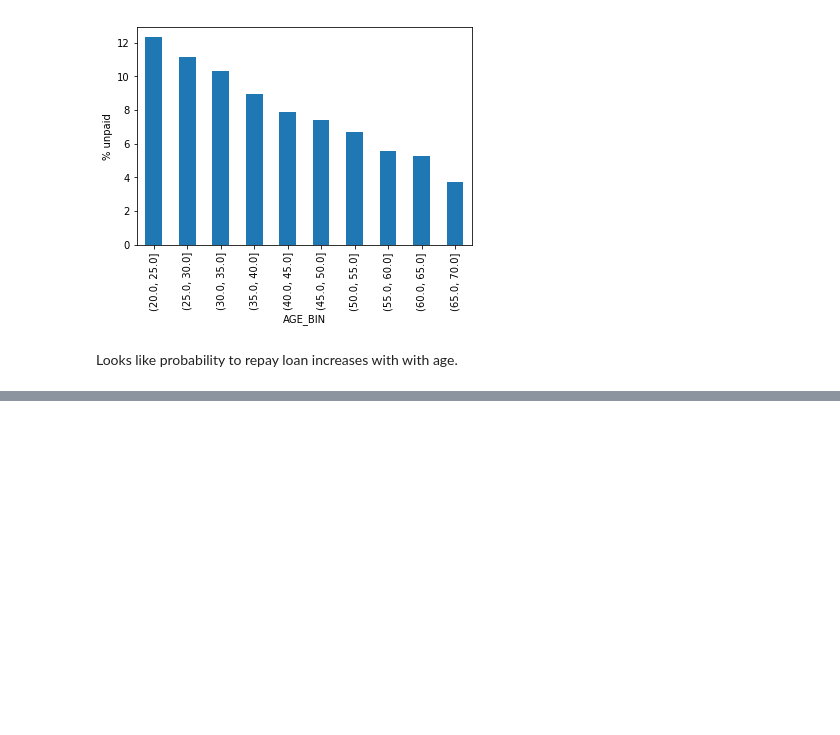
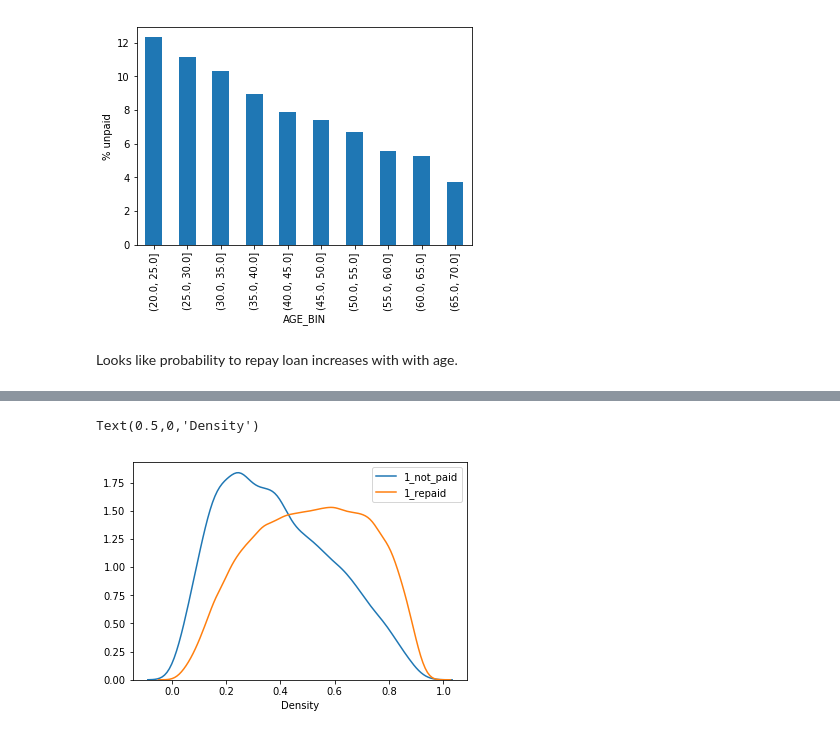
Before and after one commit to misbah-uddin/home_credit_default_risk, a Jupyter notebook: home_credit_default_risk_notebook_data_analysis.ipynb, the cells around one changed output, grey strips where cells are left out. Cells and saved outputs as stored; diff of their text form; code cells hidden in the pictures; blank space fills up the shorter version.

```diff
--- a/home_credit_default_risk_notebook_data_analysis.ipynb
+++ b/home_credit_default_risk_notebook_data_analysis.ipynb
@@ -319,0 +329,10 @@ Looks like probability to repay loan increases with with age.
+# %%
+external_repaid = train_df[train_df["TARGET"]==0]
+external_not_paid = train_df[train_df["TARGET"]==1]
+# %%
+sns.kdeplot(external_not_paid['EXT_SOURCE_1'], label='1_not_paid')
+sns.kdeplot(external_repaid['EXT_SOURCE_1'], label='1_repaid')
+plt.xlabel('Density')
+# %% [output]
+Text(0.5,0,'Density')
+[figure, added]
```
Also changed, not shown: parts of 7 cells of this notebook.
